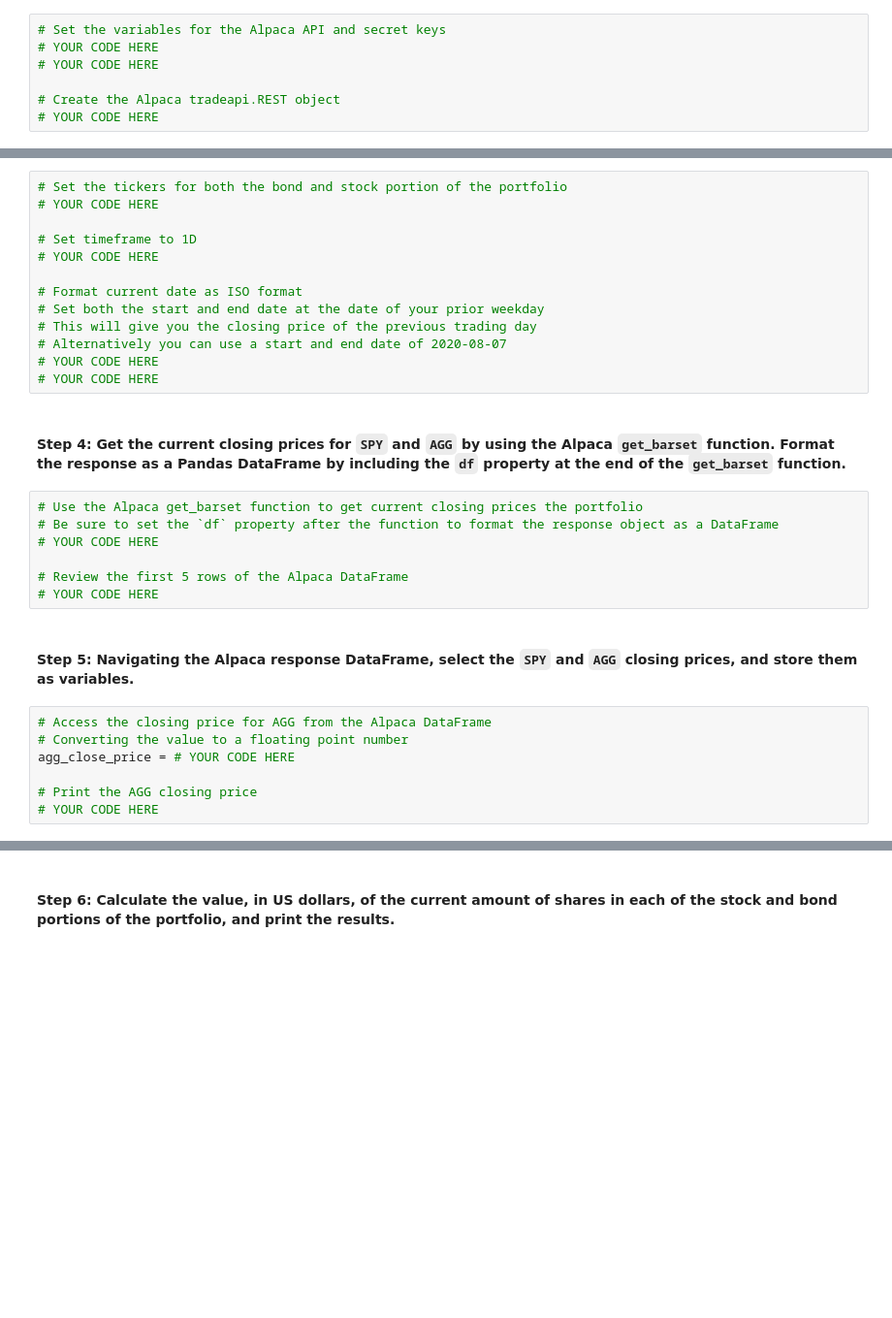
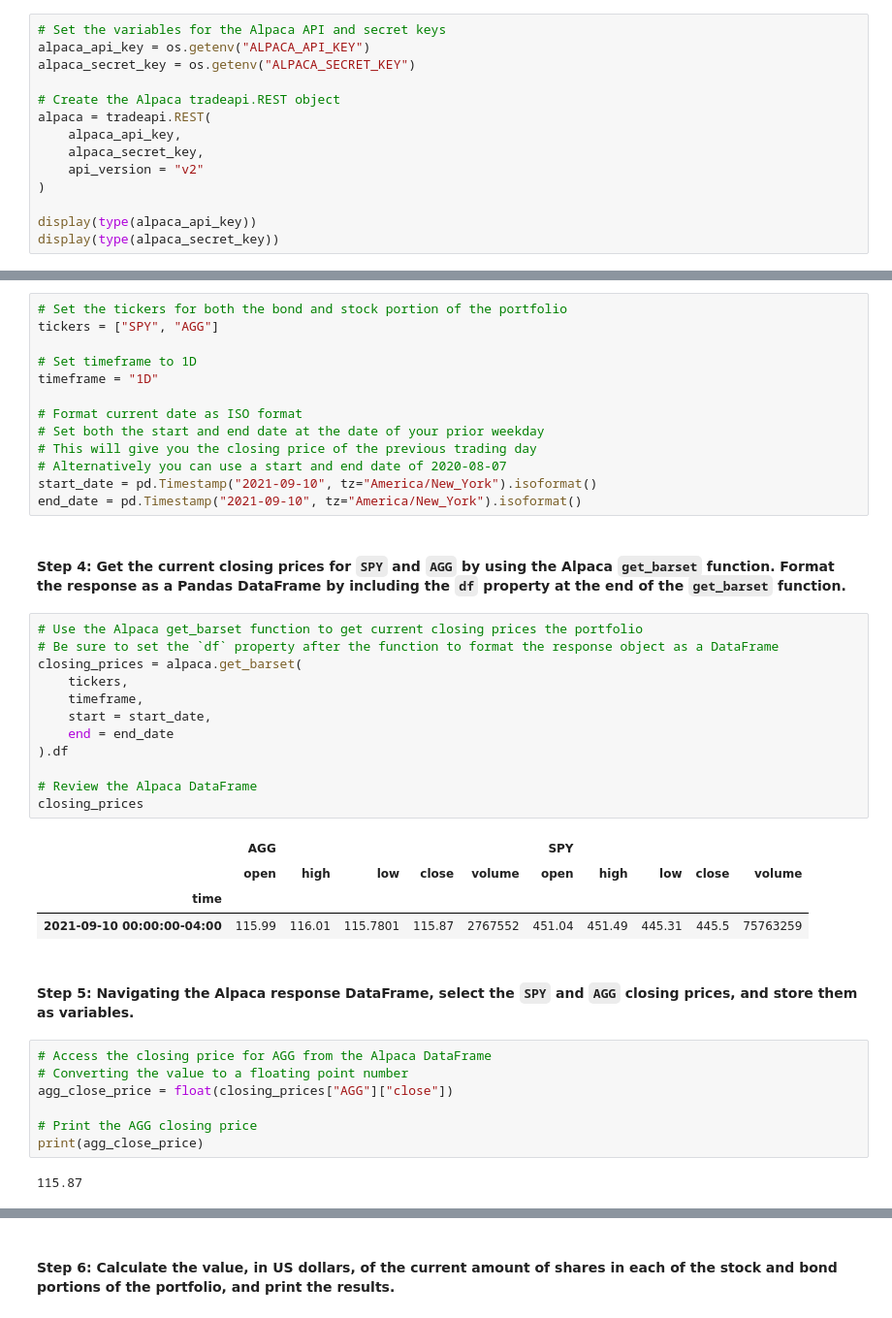
Before and after one commit to elliotlozano/monte_carlo_financial_planner, a Jupyter notebook: financial_planning_tools.ipynb, the cells around one changed output, grey strips where cells are left out. Shown at 97% size. Saved outputs shown, nothing was run; the diff lists cells and outputs as text; blank space fills up the shorter version.

```diff
--- a/financial_planning_tools.ipynb
+++ b/financial_planning_tools.ipynb
@@ -143,8 +187,15 @@ agg_shares = 200
 #### Step 2: Set the variables for the Alpaca API and secret keys. Using the Alpaca SDK, create the Alpaca `tradeapi.REST` object. In this object, include the parameters for the Alpaca API key, the secret key, and the version number.
 # %%
 # Set the variables for the Alpaca API and secret keys
-# YOUR CODE HERE
-# YOUR CODE HERE
+alpaca_api_key = os.getenv("ALPACA_API_KEY")
+alpaca_secret_key = os.getenv("ALPACA_SECRET_KEY")
 
 # Create the Alpaca tradeapi.REST object
-# YOUR CODE HERE
+alpaca = tradeapi.REST(
+    alpaca_api_key,
+    alpaca_secret_key,
+    api_version = "v2"
+)
+
+display(type(alpaca_api_key))
+display(type(alpaca_secret_key))
@@ -158,35 +212,47 @@ agg_shares = 200
 - `start_date` and `end_date`: Use the same date for these parameters, and format them with the date of the previous weekday (or `2020-08-07`). This is because you want the one closing price for the most-recent trading day.
 # %%
 # Set the tickers for both the bond and stock portion of the portfolio
-# YOUR CODE HERE
+tickers = ["SPY", "AGG"]
 
 # Set timeframe to 1D
-# YOUR CODE HERE
+timeframe = "1D"
 
 # Format current date as ISO format
 # Set both the start and end date at the date of your prior weekday
 # This will give you the closing price of the previous trading day
 # Alternatively you can use a start and end date of 2020-08-07
-# YOUR CODE HERE
-# YOUR CODE HERE
+start_date = pd.Timestamp("2021-09-10", tz="America/New_York").isoformat()
+end_date = pd.Timestamp("2021-09-10", tz="America/New_York").isoformat()
 # %% [markdown]
 #### Step 4: Get the current closing prices for `SPY` and `AGG` by using the Alpaca `get_barset` function. Format the response as a Pandas DataFrame by including the `df` property at the end of the `get_barset` function.
 # %%
 # Use the Alpaca get_barset function to get current closing prices the portfolio
 # Be sure to set the `df` property after the function to format the response object as a DataFrame
-# YOUR CODE HERE
+closing_prices = alpaca.get_barset(
+    tickers,
+    timeframe,
+    start = start_date,
+    end = end_date
+).df
 
-# Review the first 5 rows of the Alpaca DataFrame
-# YOUR CODE HERE
+# Review the Alpaca DataFrame
+closing_prices
+# %% [output]
+|  | AGG |  |  |  |  | SPY |  |  |  |  |
+|  | open | high | low | close | volume | open | high | low | close | volume |
+| time |  |  |  |  |  |  |  |  |  |  |
+| 2021-09-10 00:00:00-04:00 | 115.99 | 116.01 | 115.7801 | 115.87 | 2767552 | 451.04 | 451.49 | 445.31 | 445.5 | 75763259 |
 # %% [markdown]
 #### Step 5: Navigating the Alpaca response DataFrame, select the `SPY` and `AGG` closing prices, and store them as variables.
 # %%
 # Access the closing price for AGG from the Alpaca DataFrame
 # Converting the value to a floating point number
-agg_close_price = # YOUR CODE HERE
+agg_close_price = float(closing_prices["AGG"]["close"])
 
 # Print the AGG closing price
-# YOUR CODE HERE
+print(agg_close_price)
+# %% [output]
+115.87
 # %%
 # Access the closing price for SPY from the Alpaca DataFrame
 # Converting the value to a floating point number
```
Also changed, not shown: parts of 21 cells of this notebook.
